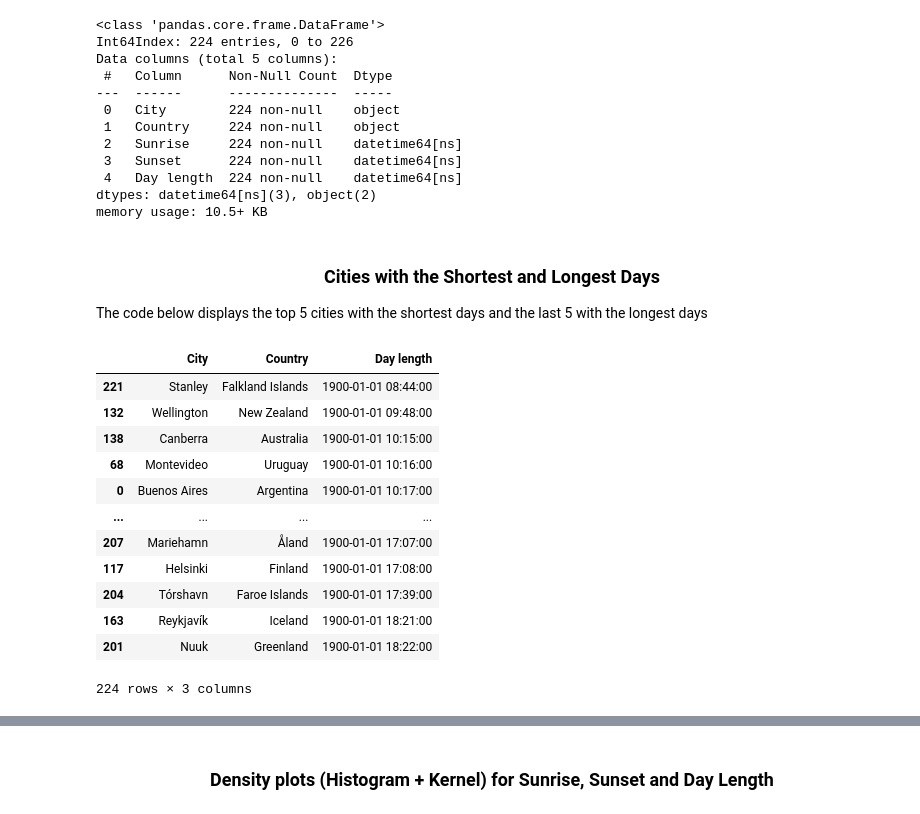
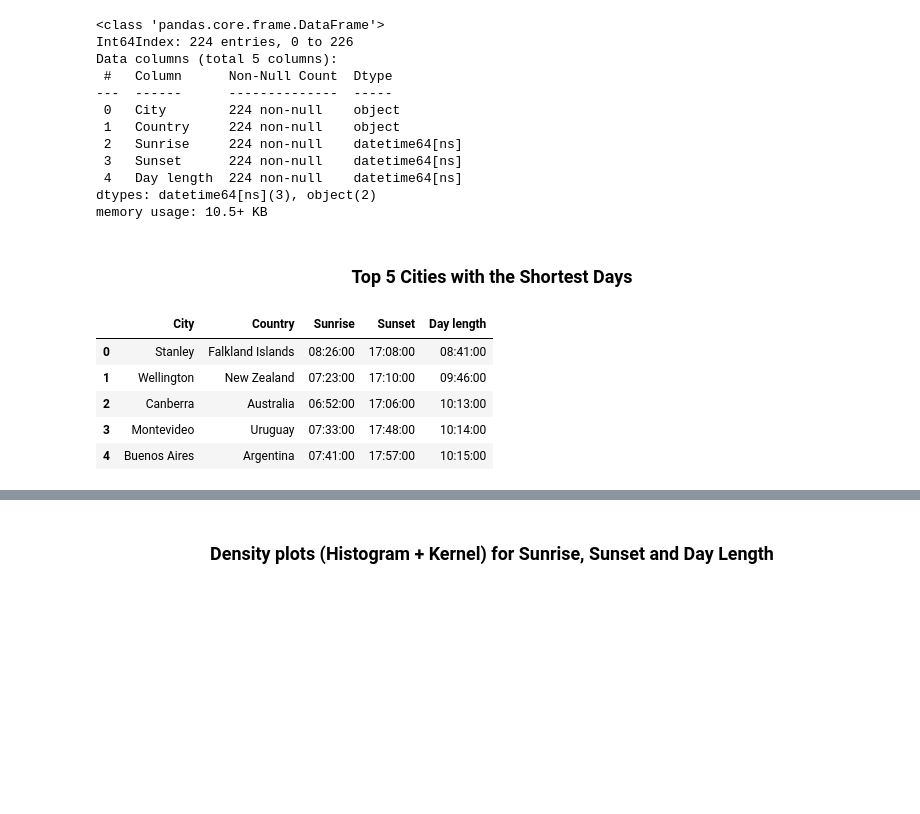
Before and after one commit to snaveerafrizvi/Sunsets-and-Sunrises, a Jupyter notebook: Sunsets_and_sunrises.ipynb, the cells around one changed output, grey strips where cells are left out. Saved outputs shown, nothing was run; the diff lists cells and outputs as text; code cells hidden in the pictures; blank space fills up the shorter version.

```diff
--- a/Sunsets_and_sunrises.ipynb
+++ b/Sunsets_and_sunrises.ipynb
@@ -73,22 +72,30 @@ Data columns (total 5 columns):
 dtypes: datetime64[ns](3), object(2)
 memory usage: 10.5+ KB
 # %% [markdown]
-### <div style="text-align: center;"> Cities with the Shortest and Longest Days </div>
-
-The code below displays the top 5 cities with the shortest days and the last 5 with the longest days
+### <div style="text-align: center;"> Top 5 Cities with the Shortest Days </div>
-# %%
-df.sort_values("Day length")[["City","Country","Day length"]]
-# %% [output]
-|  | City | Country | Day length |
-| 221 | Stanley | Falkland Islands | 1900-01-01 08:44:00 |
-| 132 | Wellington | New Zealand | 1900-01-01 09:48:00 |
-| 138 | Canberra | Australia | 1900-01-01 10:15:00 |
-| 68 | Montevideo | Uruguay | 1900-01-01 10:16:00 |
-| 0 | Buenos Aires | Argentina | 1900-01-01 10:17:00 |
-| ... | ... | ... | ... |
-| 207 | Mariehamn | Åland | 1900-01-01 17:07:00 |
-| 117 | Helsinki | Finland | 1900-01-01 17:08:00 |
-| 204 | Tórshavn | Faroe Islands | 1900-01-01 17:39:00 |
-| 163 | Reykjavík | Iceland | 1900-01-01 18:21:00 |
-| 201 | Nuuk | Greenland | 1900-01-01 18:22:00 |
-224 rows × 3 columns
+# %%
+def top_cities(metric:str):
+    """
+    Sorts the dataset by day length to extract temporal objects from the 10 most extreme records
+    (either the shortest or longest days).
+
+    Input: Metric: Shortest (for top 5 rows) or Longest (for bottom 5 rows)
+    Output: Sorted dataframe for the required mettic
+    """
+    if metric == "shortest":
+       disp_tab = df.sort_values("Day length").head(5)
+    else:
+       disp_tab = df.sort_values("Day length").tail(5)
+
+    for i in disp_tab.columns[2:]:
+        disp_tab[i]= disp_tab[i].dt.time
+    return disp_tab.reset_index(drop=True)
+# %%
+top_cities("shortest")
+# %% [output]
+|  | City | Country | Sunrise | Sunset | Day length |
+| 0 | Stanley | Falkland Islands | 08:26:00 | 17:08:00 | 08:41:00 |
+| 1 | Wellington | New Zealand | 07:23:00 | 17:10:00 | 09:46:00 |
+| 2 | Canberra | Australia | 06:52:00 | 17:06:00 | 10:13:00 |
+| 3 | Montevideo | Uruguay | 07:33:00 | 17:48:00 | 10:14:00 |
+| 4 | Buenos Aires | Argentina | 07:41:00 | 17:57:00 | 10:15:00 |
```
Also changed, not shown: parts of 9 cells of this notebook, 1 other file.
